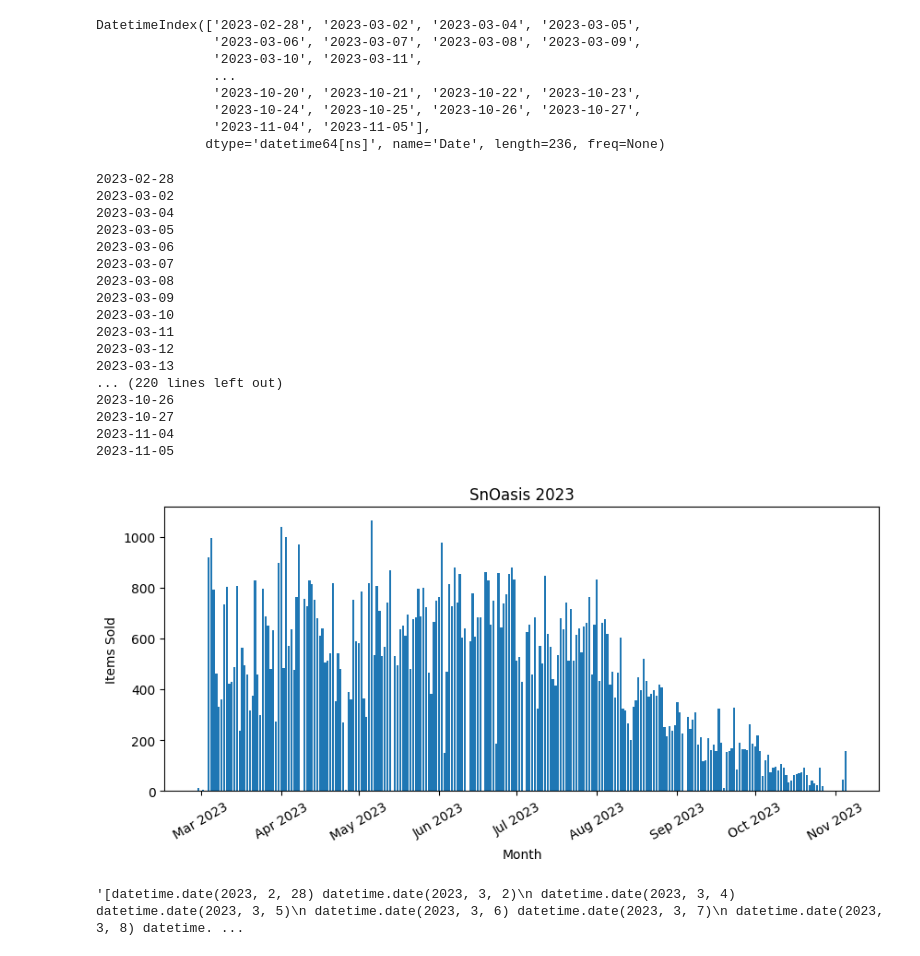
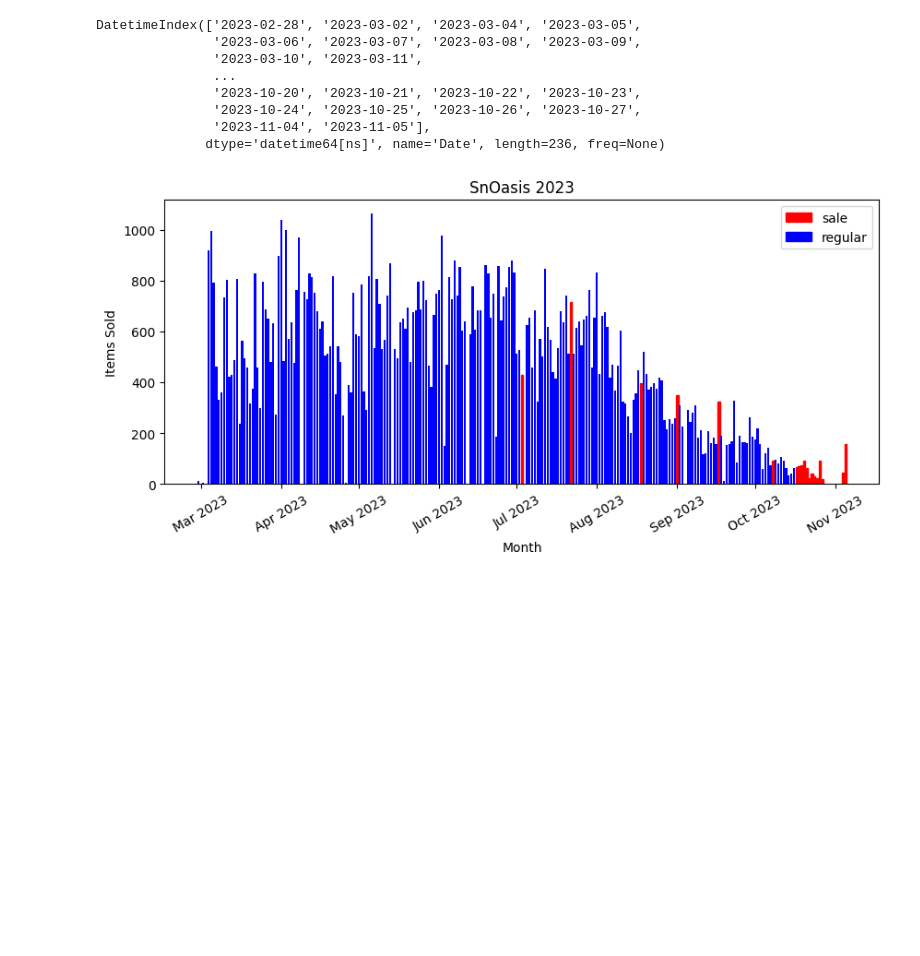
Before and after one commit to HobbsJacob37/Snoasis, a Jupyter notebook: snowLV.ipynb, the cells around one changed output. Drawn from its saved outputs; the diff is of its cells as text; code cells hidden in the pictures; blank space fills up the shorter version.

Commit message:
Have the sale dates working with legend

```diff
--- a/snowLV.ipynb
+++ b/snowLV.ipynb
@@ -71,3 +71,7 @@ DatetimeIndex(['2023-02-28', '2023-03-02', '2023-03-04', '2023-03-05',
                '2023-10-24', '2023-10-25', '2023-10-26', '2023-10-27',
                '2023-11-04', '2023-11-05'],
               dtype='datetime64[ns]', name='Date', length=236, freq=None)
+# %%
+allDates = dfg.index.strftime('%Y-%m-%d')
+
+allDates
@@ -223,40 +234,23 @@ DatetimeIndex(['2023-02-28', '2023-03-02', '2023-03-04', '2023-03-05',
 # %%
 fig, ax = plt.subplots(figsize=(10, 4))
 plt.xlabel('Month')
 plt.ylabel('Items Sold')
 plt.title('SnOasis 2023')
 ax.xaxis.set_major_locator(mdates.MonthLocator())
 fmt = mdates.DateFormatter('%b %Y')
 ax.xaxis.set_major_formatter(fmt)
-barlist = ax.bar(dfg.index,dfg)
+barlist = ax.bar(dfg.index,dfg, color = 'b')
 
 
-for i,d in enumerate(dfg.index.date):
-  print(str(str(d)))
-  if str(d) in df2.Day:
+for i,d in enumerate(allDates):
+  if str(d) in daylist:
     barlist[i].set_color('r')
 
+colors = {'sale':'red', 'regular':'blue'}
+labels = list(colors.keys())
+handles = [plt.Rectangle((0,0),1,1, color=colors[label]) for label in labels]
+plt.legend(handles, labels)
+#ax.legend()
 plt.setp(ax.get_xticklabels(), rotation=30);
 # %% [output]
-2023-02-28
-2023-03-02
-2023-03-04
-2023-03-05
-2023-03-06
-2023-03-07
-2023-03-08
-2023-03-09
-2023-03-10
-2023-03-11
-2023-03-12
-2023-03-13
-... (220 lines left out)
-2023-10-26
-2023-10-27
-2023-11-04
-2023-11-05
-[figure, old version]
+[figure, new version]
-# %%
-dfg.index.date
-# %% [output]
-'[datetime.date(2023, 2, 28) datetime.date(2023, 3, 2)\n datetime.date(2023, 3, 4) datetime.date(2023, 3, 5)\n datetime.date(2023, 3, 6) datetime.date(2023, 3, 7)\n datetime.date(2023, 3, 8) datetime. ...
```
Also changed, not shown: parts of 1 cell of this notebook.
